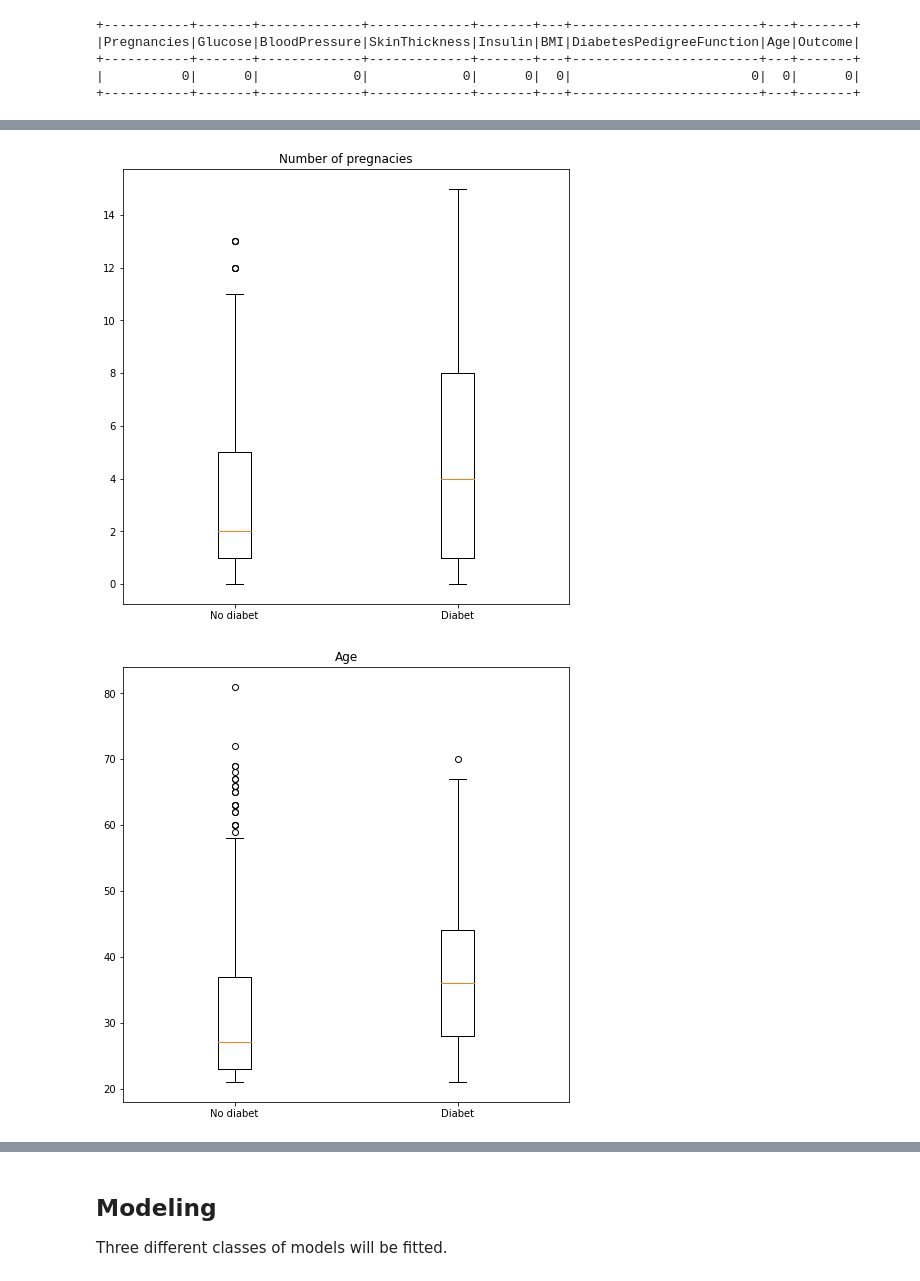
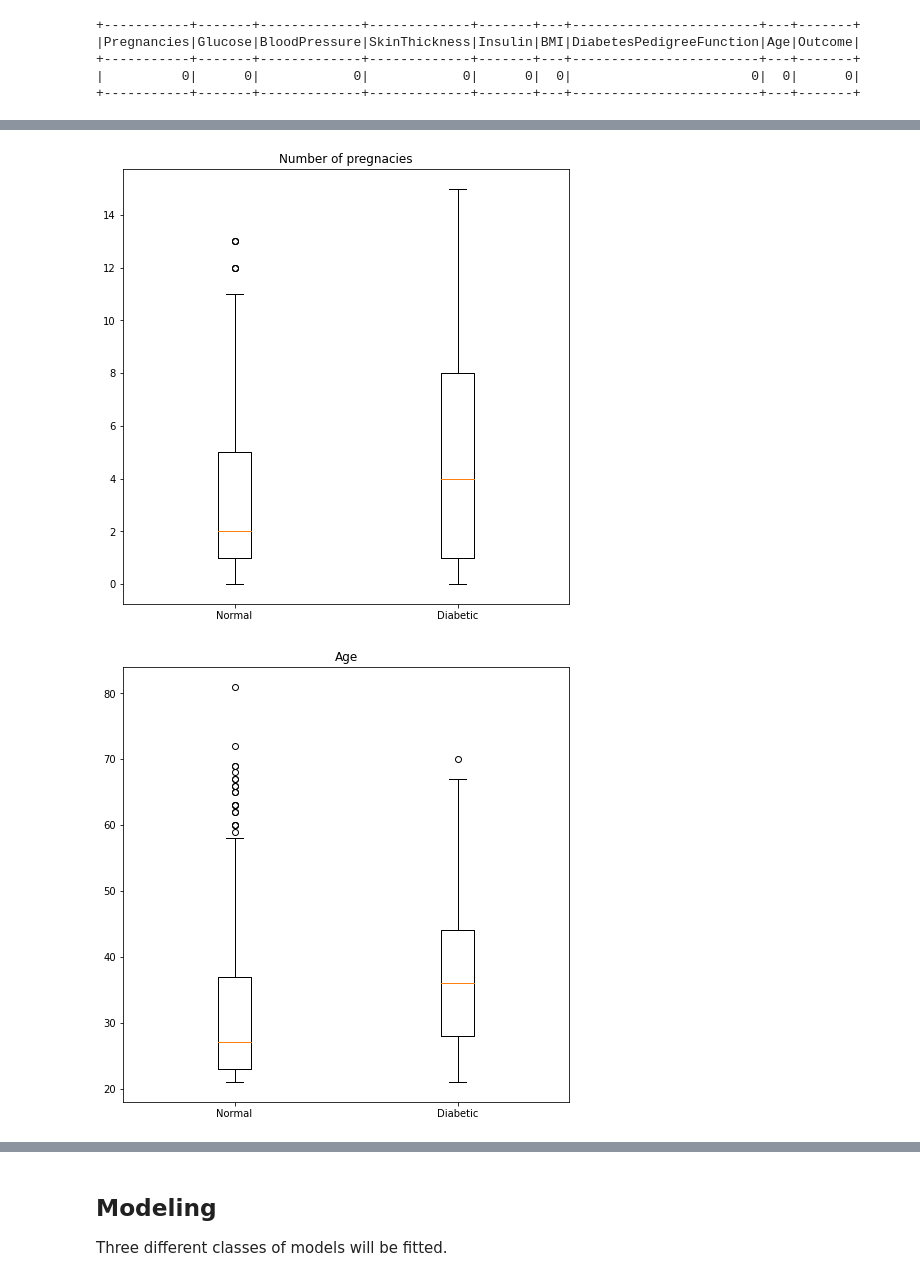
Before and after one commit to peshekhodko/FinalProject, a Jupyter notebook: FinalProject.ipynb, the cells around one changed output, grey strips where cells are left out. Drawn from its saved outputs; the diff is of its cells as text; code cells hidden in the pictures.

```diff
--- a/FinalProject.ipynb
+++ b/FinalProject.ipynb
@@ -58,0 +73,3 @@ data.head()
+# %%
+data.BloodPressure.replace(0,data[data.BloodPressure!=0].BloodPressure.mean(),inplace=True)
+data.BMI.replace (0, data[data.BMI!=0].BMI.mean(),inplace=True)
@@ -312,17 +350,17 @@ plt.show()
 # %%
 a = eda_train.loc[eda_train['Outcome'] == 0, 'Pregnancies']
 b = eda_train.loc[eda_train['Outcome'] == 1, 'Pregnancies']
 
 data = [a,b]
 
 for i, x in enumerate(data):
     plt.boxplot(x, positions=[i])
 
-plt.xticks([0,1], ['No diabet','Diabet'])
+plt.xticks([0,1], ['Normal','Diabetic'])
 plt.title ('Number of pregnacies')
 plt.show()
 # %% [output]
-[figure, old version]
+[figure, new version]
 # %%
 a = eda_train.loc[eda_train['Outcome'] == 0, 'Age']
 b = eda_train.loc[eda_train['Outcome'] == 1, 'Age']
@@ -332,11 +370,11 @@ data = [a,b]
 for i, x in enumerate(data):
     plt.boxplot(x, positions=[i])
 
-plt.xticks([0,1], ['No diabet','Diabet'])
+plt.xticks([0,1], ['Normal','Diabetic'])
 plt.title ('Age')
 plt.show()
 # %% [output]
-[figure, old version]
+[figure, new version]
 # %%
 a = eda_train.loc[eda_train['Outcome'] == 0, 'Insulin']
 b = eda_train.loc[eda_train['Outcome'] == 1, 'Insulin']
```
Also changed, not shown: parts of 58 cells of this notebook.
